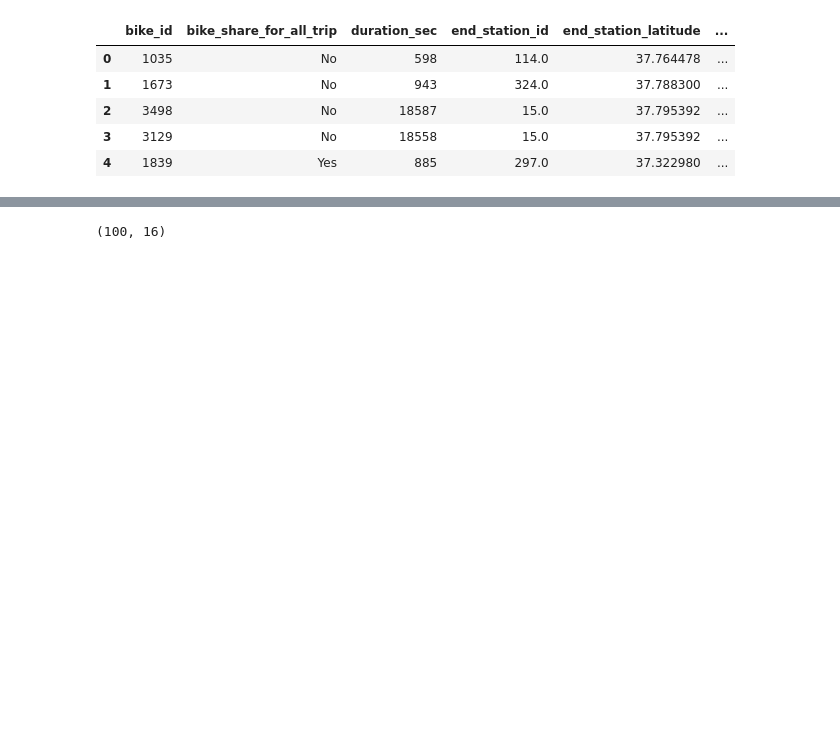
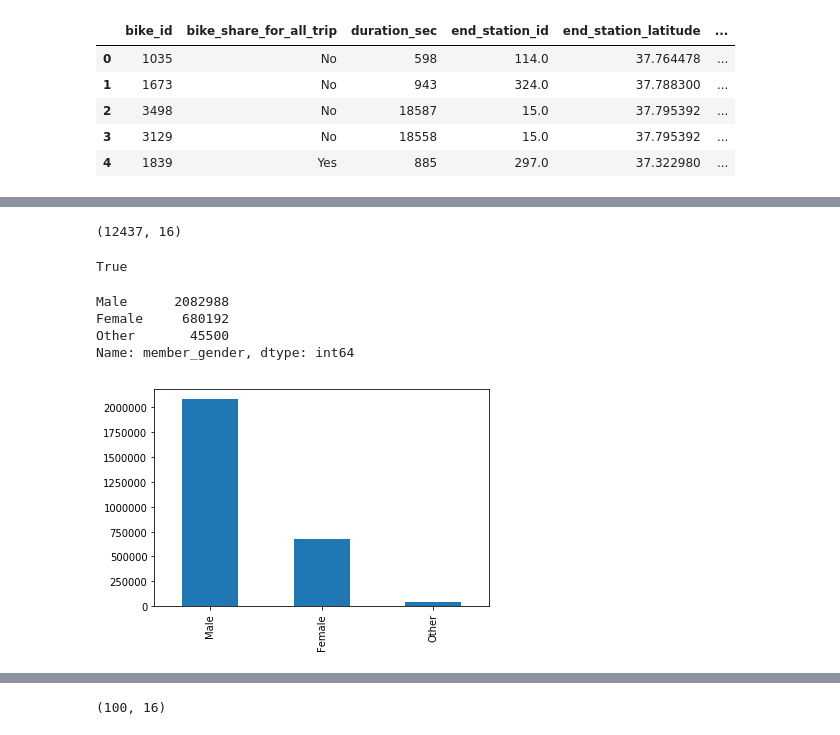
Before and after one commit to resa89/DataAnalystND, a Jupyter notebook: 07_CommunicatingDataFindings/wrangle_act.ipynb, the cells around one changed output, grey strips where cells are left out. Saved outputs shown, nothing was run; the diff lists cells and outputs as text; code cells hidden in the pictures; blank space fills up the shorter version.

Commit message:
devel: Clean and Tidy data and add some visualization ideas (in progress)

```diff
--- a/07_CommunicatingDataFindings/wrangle_act.ipynb
+++ b/07_CommunicatingDataFindings/wrangle_act.ipynb
@@ -20,6 +20,6 @@ from PIL import Image
 # %%
 # import downloaded csv files
-df = pd.concat(map(pd.read_csv, glob.glob(os.path.join('', "data/*.csv"))), sort=True)
+df = pd.concat(map(pd.read_csv, glob.glob(os.path.join('', "data/*.csv"))), ignore_index=True, sort=True)
 # %%
 df.shape
 # %% [output]
@@ -53,0 +142,19 @@ Name: end_station_longitude, dtype: float64
+# %%
+df[df['end_station_id'].isnull()].shape
+# %% [output]
+(12437, 16)
+# %%
+df['bike_id'].duplicated().any()
+# %% [output]
+True
+# %%
+df['member_gender'].value_counts()
+# %% [output]
+Male      2082988
+Female     680192
+Other       45500
+Name: member_gender, dtype: int64
+# %%
+df['member_gender'].value_counts().plot(kind='bar');
+# %% [output]
+[figure, added]
```
Also changed, not shown: parts of 63 cells of this notebook.
